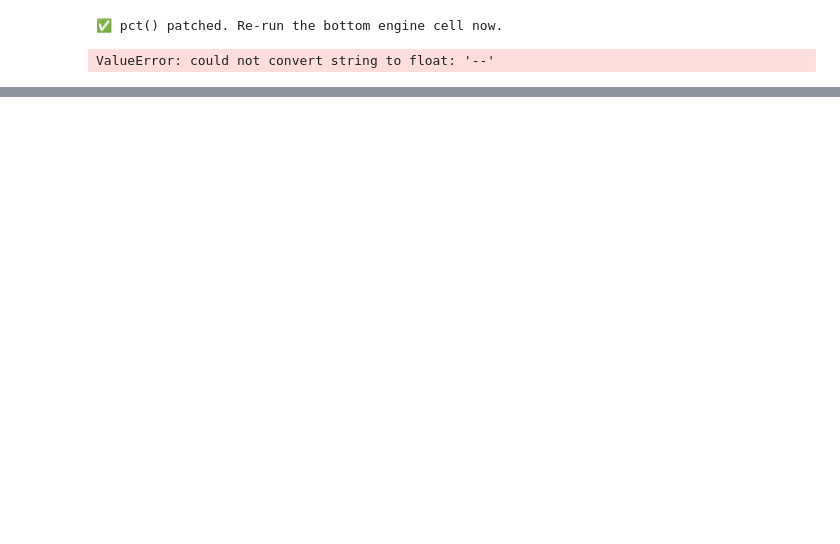
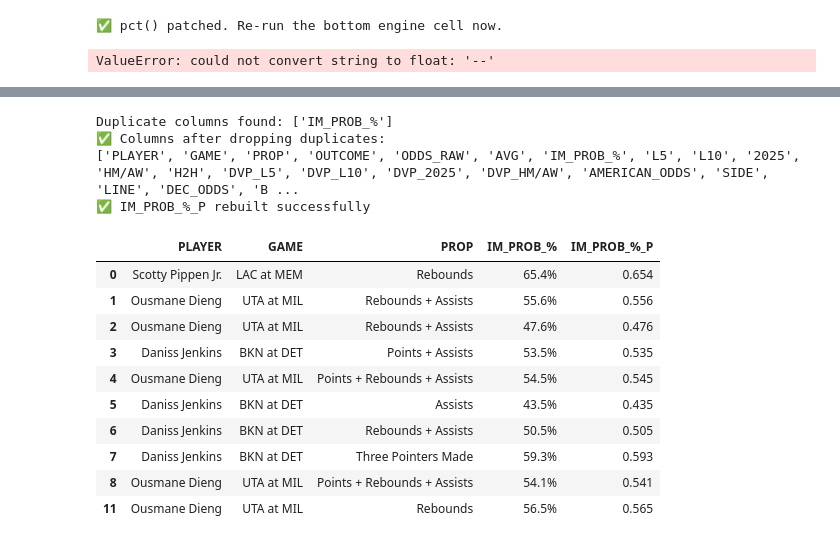
Before and after one commit to dchav12/New-stable-, a Jupyter notebook: NBA_Prop_Hit_Sheet.ipynb, the cells around one changed output, grey strips where cells are left out. Saved outputs shown, nothing was run; the diff lists cells and outputs as text; code cells hidden in the pictures; blank space fills up the shorter version.

```diff
--- a/NBA_Prop_Hit_Sheet.ipynb
+++ b/NBA_Prop_Hit_Sheet.ipynb
@@ -9805,0 +9782,52 @@ Rebounds u4.5 (-125) — 0.26u
+# %%
+# =========================
+# BOTTOM FIX — duplicate IM_PROB_% columns
+# =========================
+import numpy as np
+import pandas as pd
+
+# 1) Show duplicate columns
+dupes = df.columns[df.columns.duplicated()].tolist()
+print("Duplicate columns found:", dupes)
+
+# 2) Keep first instance of each duplicate column
+df = df.loc[:, ~df.columns.duplicated()].copy()
+
+print("✅ Columns after dropping duplicates:")
+print(list(df.columns))
+
+# 3) Safe percent parser
+def pct_to_prob(x):
+    s = "" if x is None else str(x).strip()
+    if s in ("", "--", "NA", "N/A", "None", "nan"):
+        return np.nan
+    s = s.replace("%", "").replace(",", "")
+    try:
+        return float(s) / 100.0
+    except:
+        return np.nan
+
+# 4) Rebuild IM_PROB_%_P safely
+if "IM_PROB_%" in df.columns:
+    df["IM_PROB_%_P"] = df["IM_PROB_%"].map(pct_to_prob)
+else:
+    df["IM_PROB_%_P"] = np.nan
+
+print("✅ IM_PROB_%_P rebuilt successfully")
+display(df[["PLAYER", "GAME", "PROP", "IM_PROB_%", "IM_PROB_%_P"]].head(10))
+# %% [output]
+Duplicate columns found: ['IM_PROB_%']
+✅ Columns after dropping duplicates:
+['PLAYER', 'GAME', 'PROP', 'OUTCOME', 'ODDS_RAW', 'AVG', 'IM_PROB_%', 'L5', 'L10', '2025', 'HM/AW', 'H2H', 'DVP_L5', 'DVP_L10', 'DVP_2025', 'DVP_HM/AW', 'AMERICAN_ODDS', 'SIDE', 'LINE', 'DEC_ODDS', 'B ...
+✅ IM_PROB_%_P rebuilt successfully
+|  | PLAYER | GAME | PROP | IM_PROB_% | IM_PROB_%_P |
+| 0 | Scotty Pippen Jr. | LAC at MEM | Rebounds | 65.4% | 0.654 |
+| 1 | Ousmane Dieng | UTA at MIL | Rebounds + Assists | 55.6% | 0.556 |
+| 2 | Ousmane Dieng | UTA at MIL | Rebounds + Assists | 47.6% | 0.476 |
+| 3 | Daniss Jenkins | BKN at DET | Points + Assists | 53.5% | 0.535 |
+| 4 | Ousmane Dieng | UTA at MIL | Points + Rebounds + Assists | 54.5% | 0.545 |
+| 5 | Daniss Jenkins | BKN at DET | Assists | 43.5% | 0.435 |
+| 6 | Daniss Jenkins | BKN at DET | Rebounds + Assists | 50.5% | 0.505 |
+| 7 | Daniss Jenkins | BKN at DET | Three Pointers Made | 59.3% | 0.593 |
+| 8 | Ousmane Dieng | UTA at MIL | Points + Rebounds + Assists | 54.1% | 0.541 |
+| 11 | Ousmane Dieng | UTA at MIL | Rebounds | 56.5% | 0.565 |
```
Also changed, not shown: parts of 4 cells of this notebook.
